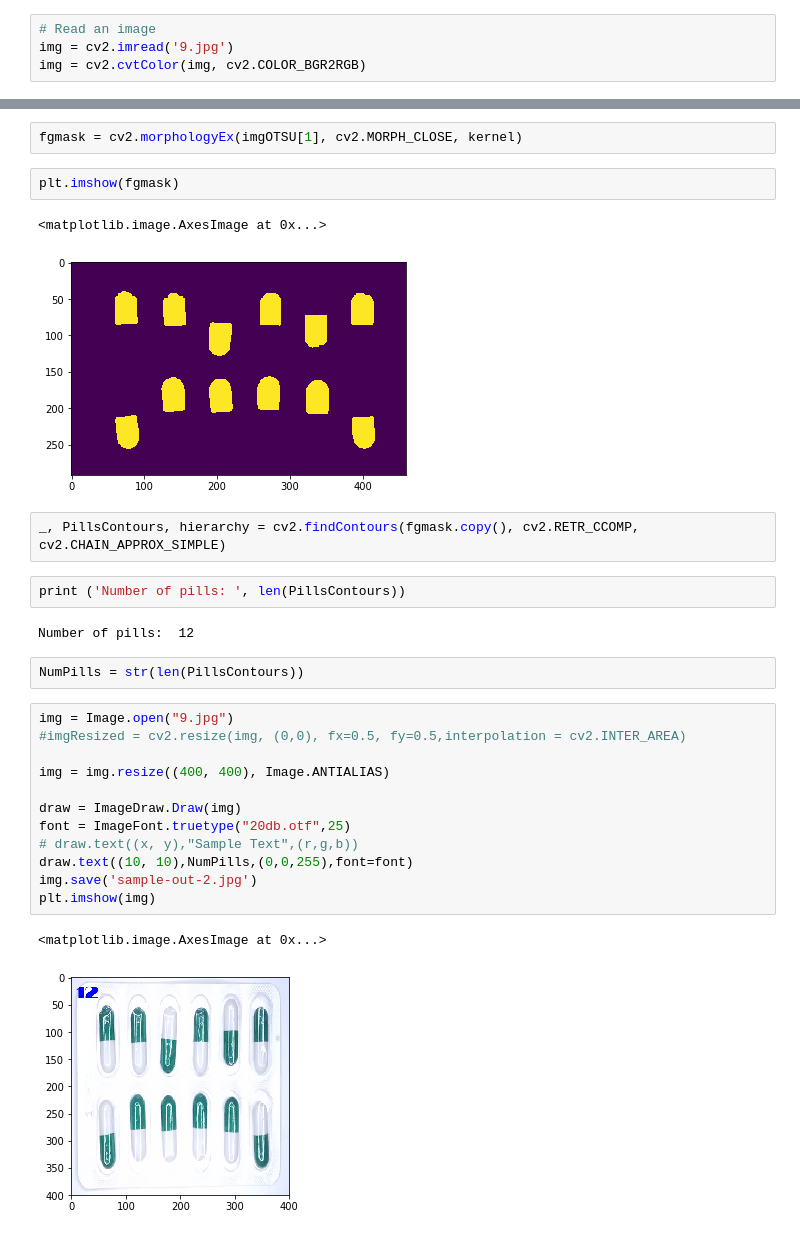
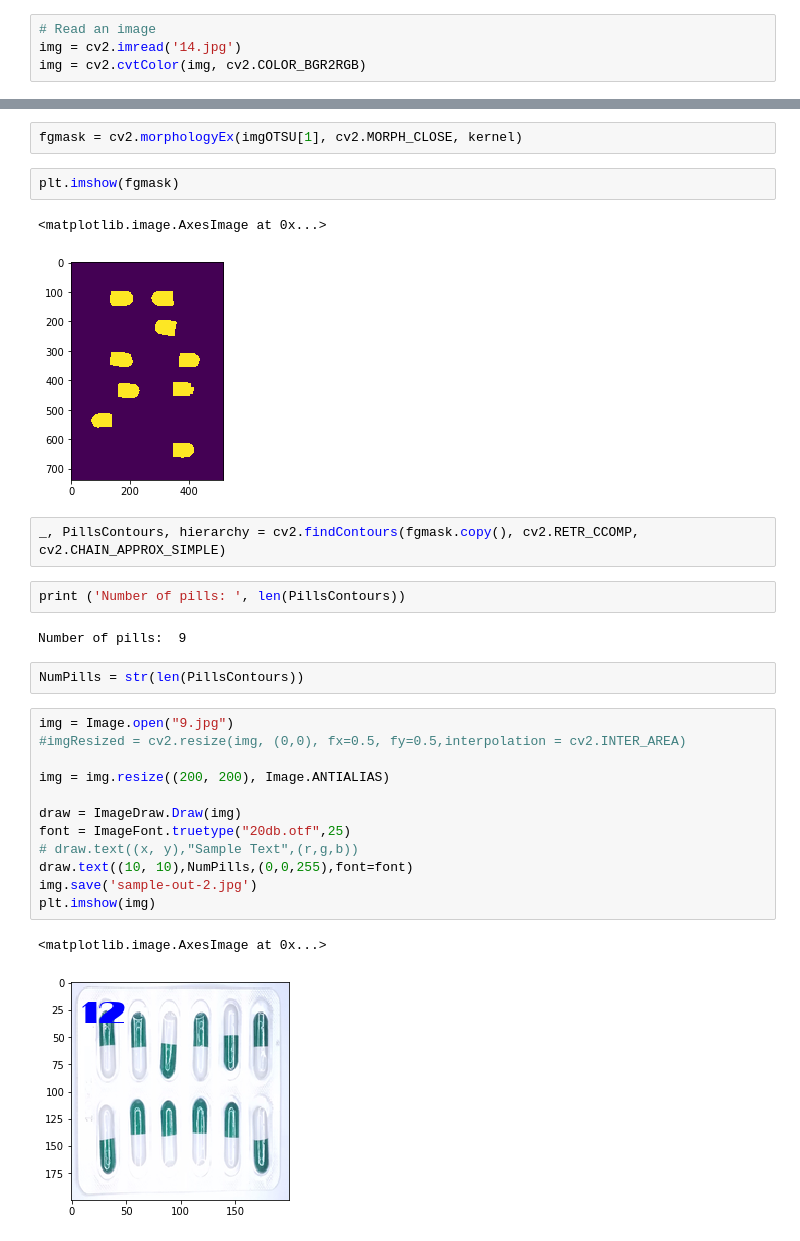
Before and after one commit to jorgehas/smart-defect-inspection, a Jupyter notebook: inspect.ipynb, the cells around one changed output, grey strips where cells are left out. Cells and saved outputs as stored; diff of their text form.

```diff
--- a/inspect.ipynb
+++ b/inspect.ipynb
@@ -11,7 +11,7 @@ from PIL import ImageFont
 from PIL import ImageDraw
 # %%
 # Read an image
-img = cv2.imread('9.jpg')
+img = cv2.imread('14.jpg')
 img = cv2.cvtColor(img, cv2.COLOR_BGR2RGB)
 # %%
 plt.imshow(img)
@@ -65,27 +65,27 @@ fgmask = cv2.morphologyEx(imgOTSU[1], cv2.MORPH_CLOSE, kernel)
 plt.imshow(fgmask)
 # %% [output]
 <matplotlib.image.AxesImage at 0x...>
-[figure, old version]
+[figure, new version]
 # %%
 _, PillsContours, hierarchy = cv2.findContours(fgmask.copy(), cv2.RETR_CCOMP, cv2.CHAIN_APPROX_SIMPLE)
 # %%
 print ('Number of pills: ', len(PillsContours))
 # %% [output]
-Number of pills:  12
+Number of pills:  9
 # %%
 NumPills = str(len(PillsContours))
 # %%
 img = Image.open("9.jpg")
 #imgResized = cv2.resize(img, (0,0), fx=0.5, fy=0.5,interpolation = cv2.INTER_AREA)
 
-img = img.resize((400, 400), Image.ANTIALIAS)
+img = img.resize((200, 200), Image.ANTIALIAS)
 
 draw = ImageDraw.Draw(img)
 font = ImageFont.truetype("20db.otf",25)
 # draw.text((x, y),"Sample Text",(r,g,b))
 draw.text((10, 10),NumPills,(0,0,255),font=font)
 img.save('sample-out-2.jpg')
 plt.imshow(img)
 # %% [output]
 <matplotlib.image.AxesImage at 0x...>
-[figure, old version]
+[figure, new version]
```
Also changed, not shown: parts of 4 cells of this notebook, 3 other files.
